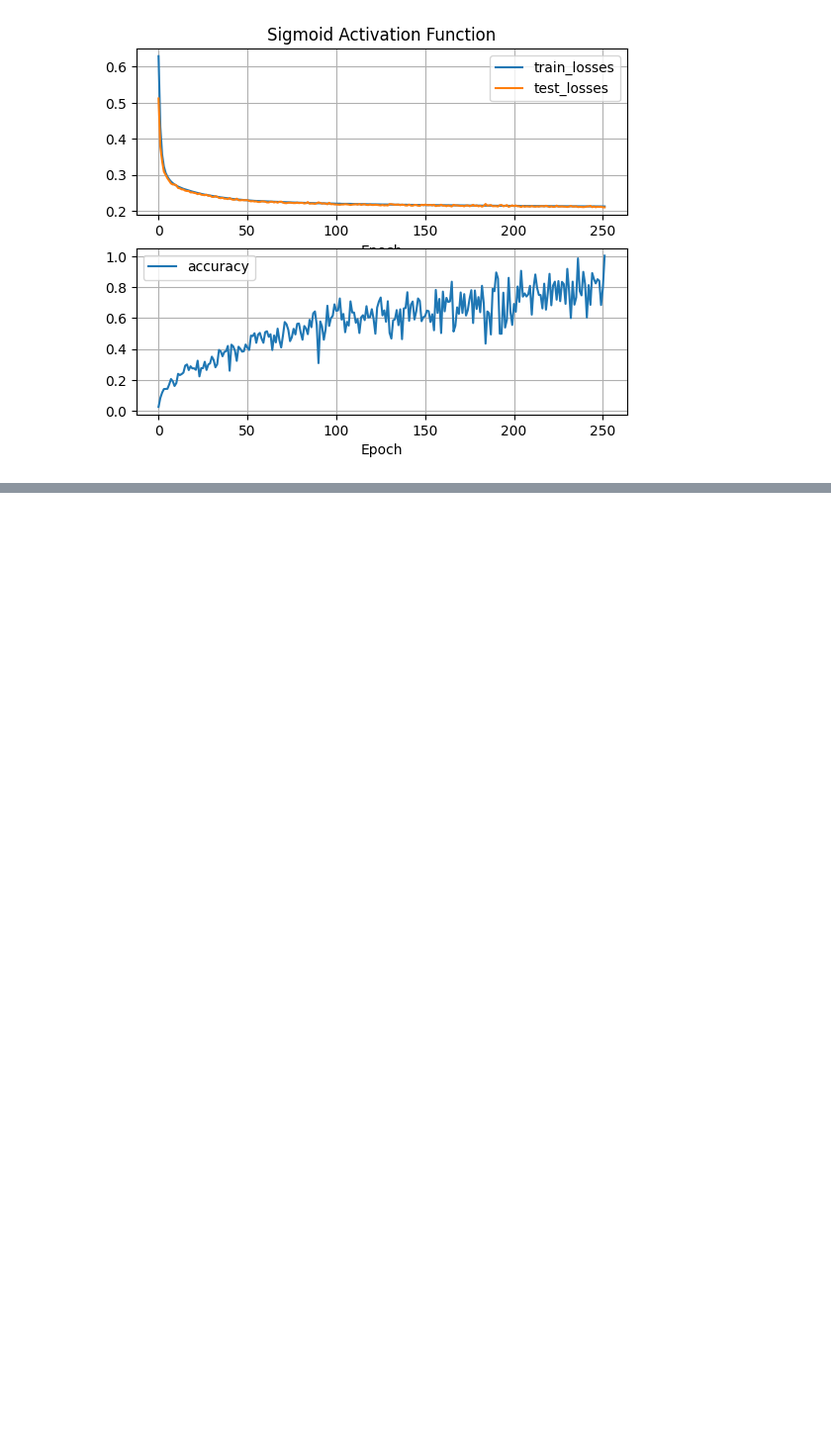
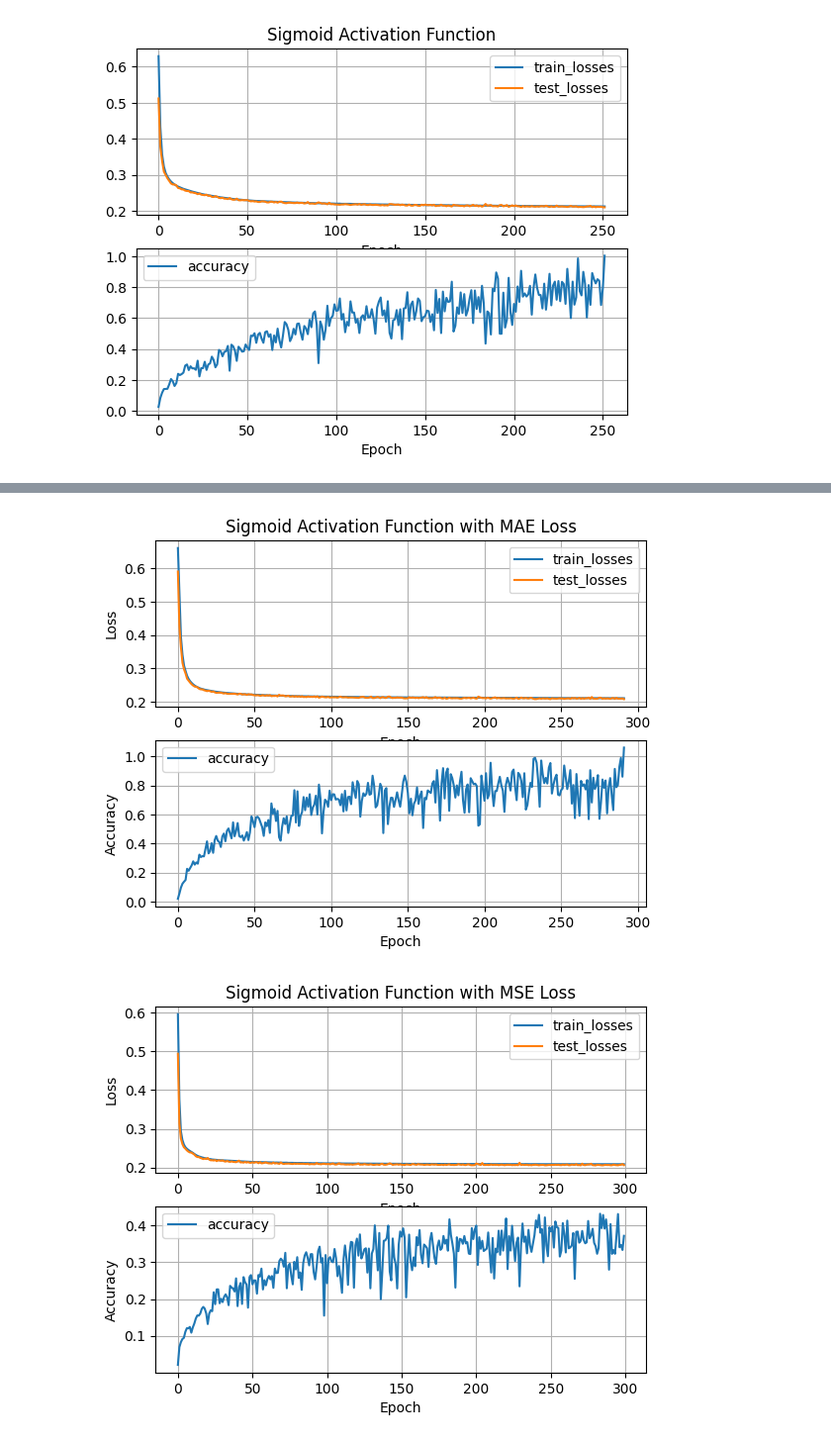
Before and after one commit to iibaaa/robot-arm-ann-control, a Jupyter notebook: analyse.ipynb, the cells around one changed output, grey strips where cells are left out. Shown at 99% size. Cells and saved outputs as stored; diff of their text form; code cells hidden in the pictures; blank space fills up the shorter version.

```diff
--- a/analyse.ipynb
+++ b/analyse.ipynb
@@ -135,0 +136,68 @@ fig.savefig("images/AverageTargetError.png")
+# %%
+# Error Function
+sigmoid_mae = np.load("results/results_sigmoid_model_sigmoid_mae.npy", allow_pickle=True).item()
+sigmoid_mse = np.load("results/results_sigmoid_model_sigmoid_MSELoss.npy", allow_pickle=True).item()
+
+fig = plt.figure()
+ax = fig.add_subplot(211)
+
+ax.plot(sigmoid_mae["train_losses"], label="train_losses")
+ax.plot(sigmoid_mae["test_losses"], label="test_losses")
+ax.set_xlabel("Epoch")
+ax.set_ylabel("Loss")
+ax.legend()
+ax.grid()
+ax.title.set_text("Sigmoid Activation Function with MAE Loss")
+
+ax2 = fig.add_subplot(212)
+ax2.plot(sigmoid_mae["accuracy"], label="accuracy")
+ax2.set_xlabel("Epoch")
+ax2.set_ylabel("Accuracy")
+ax2.legend()
+ax2.grid()
+
+plt.show()
+
+fig.savefig("images/SigmoidActivationFunctionWithMAELoss.png")
+
+fig = plt.figure()
+ax = fig.add_subplot(211)
+
+ax.plot(sigmoid_mse["train_losses"], label="train_losses")
+ax.plot(sigmoid_mse["test_losses"], label="test_losses")
+ax.set_xlabel("Epoch")
+ax.set_ylabel("Loss")
+ax.legend()
+ax.grid()
+ax.title.set_text("Sigmoid Activation Function with MSE Loss")
+
+ax2 = fig.add_subplot(212)
+ax2.plot(sigmoid_mse["accuracy"], label="accuracy")
+ax2.set_xlabel("Epoch")
+ax2.set_ylabel("Accuracy")
+ax2.legend()
+ax2.grid()
+
+plt.show()
+
+fig.savefig("images/SigmoidActivationFunctionWithMSELoss.png")
+
+
+# Print Accuracies
+# Plot All Accuracy in once
+fig = plt.figure()
+ax = fig.add_subplot(111)
+ax.title.set_text('Accuracy Comparison for Loss Function')
+ax.plot(sigmoid_mae["accuracy"], label="mae")
+ax.plot(sigmoid_mse["accuracy"], label="mse")
+
+ax.set_xlabel("Epoch")
+ax.set_ylabel("Accuracy")
+ax.legend()
+ax.grid()
+plt.show()
+# Save Figure
+fig.savefig("images/AccuracyComparisonLossFunction.png")
+# %% [output]
+[figure, added]
+[figure, added]
```
Also changed, not shown: parts of 4 cells of this notebook, 16 other files.
